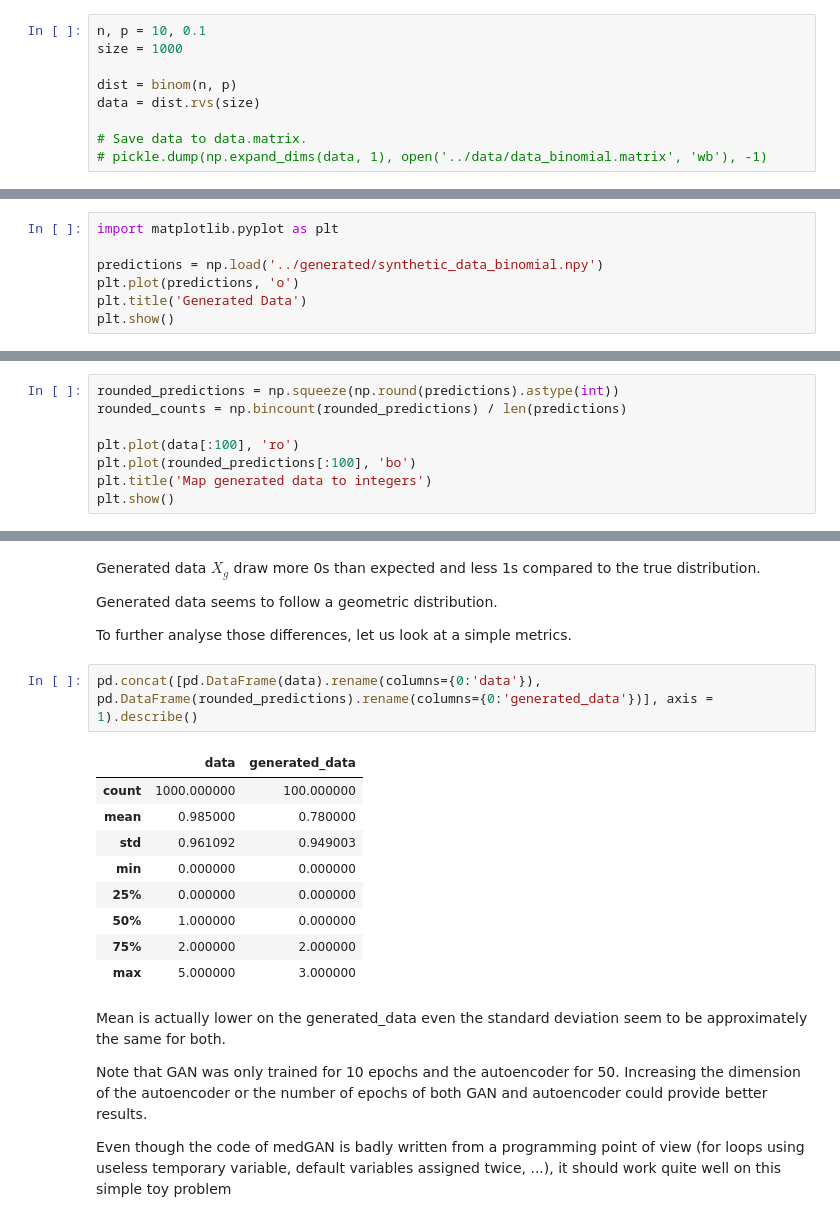
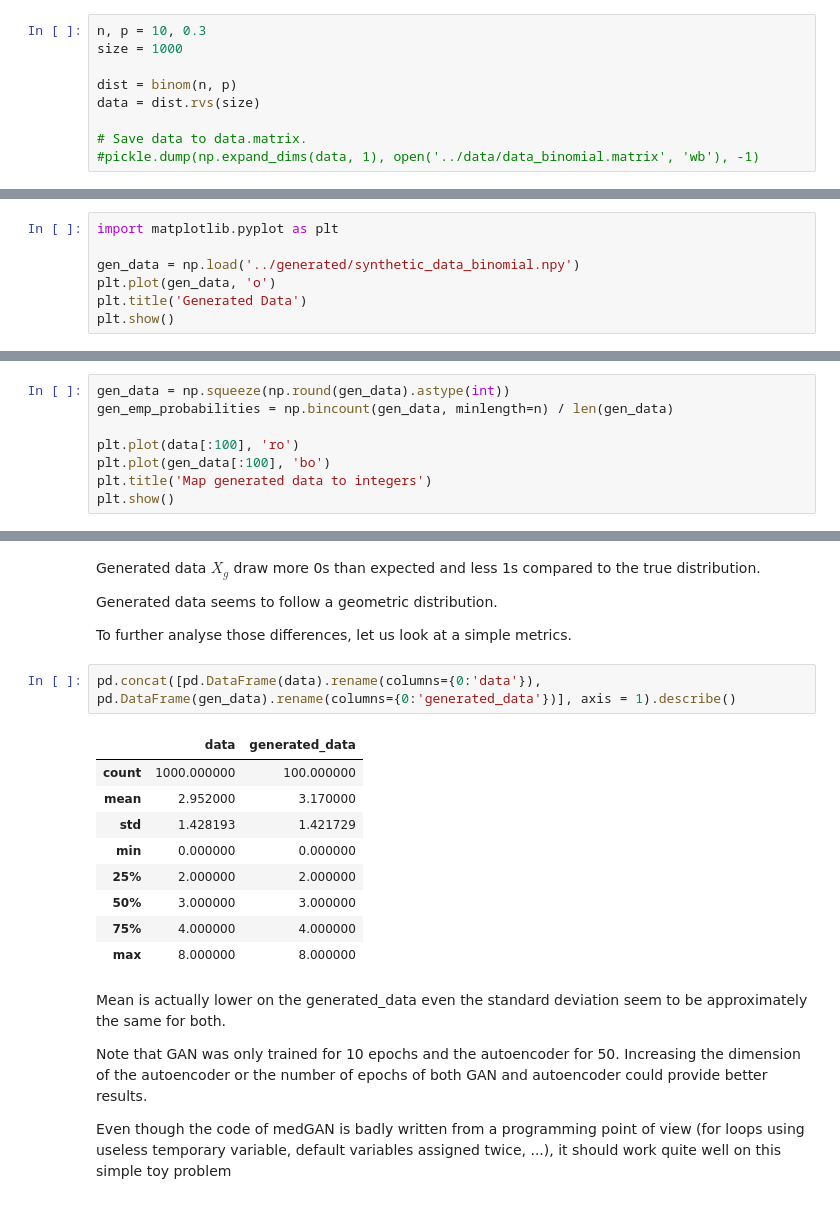
Before and after one commit to thomasgrsp/workaroundmedgan, a Jupyter notebook: notebooks/medgan_toyproblem.ipynb, the cells around one changed output, grey strips where cells are left out. Cells and saved outputs as stored; diff of their text form.

```diff
--- a/notebooks/medgan_toyproblem.ipynb
+++ b/notebooks/medgan_toyproblem.ipynb
@@ -24,10 +24,10 @@ p = 0.1
 \end{equation*}
 # %%
-n, p = 10, 0.1
+n, p = 10, 0.3
 size = 1000
 
 dist = binom(n, p)
 data = dist.rvs(size)
 
 # Save data to data.matrix.
-# pickle.dump(np.expand_dims(data, 1), open('../data/data_binomial.matrix', 'wb'), -1)
+#pickle.dump(np.expand_dims(data, 1), open('../data/data_binomial.matrix', 'wb'), -1)
@@ -51,8 +55,8 @@ We generate $N$ samples for our generated_data $X_g$.
 # %%
 import matplotlib.pyplot as plt
 
-predictions = np.load('../generated/synthetic_data_binomial.npy')
-plt.plot(predictions, 'o')
+gen_data = np.load('../generated/synthetic_data_binomial.npy')
+plt.plot(gen_data, 'o')
 plt.title('Generated Data')
 plt.show()
 # %% [output]
@@ -64,11 +68,11 @@ We can then compare to our original data.
 
 For visualization purposes, we look at the first 100 points.
 # %%
-rounded_predictions = np.squeeze(np.round(predictions).astype(int))
-rounded_counts = np.bincount(rounded_predictions) / len(predictions)
+gen_data = np.squeeze(np.round(gen_data).astype(int))
+gen_emp_probabilities = np.bincount(gen_data, minlength=n) / len(gen_data)
 
 plt.plot(data[:100], 'ro')
-plt.plot(rounded_predictions[:100], 'bo')
+plt.plot(gen_data[:100], 'bo')
 plt.title('Map generated data to integers')
 plt.show()
 # %% [output]
@@ -92,17 +96,17 @@ Generated data seems to follow a geometric distribution.
 
 To further analyse those differences, let us look at a simple metrics.
 # %%
-pd.concat([pd.DataFrame(data).rename(columns={0:'data'}), pd.DataFrame(rounded_predictions).rename(columns={0:'generated_data'})], axis = 1).describe()
+pd.concat([pd.DataFrame(data).rename(columns={0:'data'}), pd.DataFrame(gen_data).rename(columns={0:'generated_data'})], axis = 1).describe()
 # %% [output]
 |  | data | generated_data |
 | count | 1000.000000 | 100.000000 |
-| mean | 0.985000 | 0.780000 |
-| std | 0.961092 | 0.949003 |
+| mean | 2.952000 | 3.170000 |
+| std | 1.428193 | 1.421729 |
 | min | 0.000000 | 0.000000 |
-| 25% | 0.000000 | 0.000000 |
-| 50% | 1.000000 | 0.000000 |
-| 75% | 2.000000 | 2.000000 |
-| max | 5.000000 | 3.000000 |
+| 25% | 2.000000 | 2.000000 |
+| 50% | 3.000000 | 3.000000 |
+| 75% | 4.000000 | 4.000000 |
+| max | 8.000000 | 8.000000 |
 # %% [markdown]
 Mean is actually lower on the generated_data even the standard deviation seem to be approximately the same for both.
 
```
Also changed, not shown: parts of 17 cells of this notebook, 4 other files.
